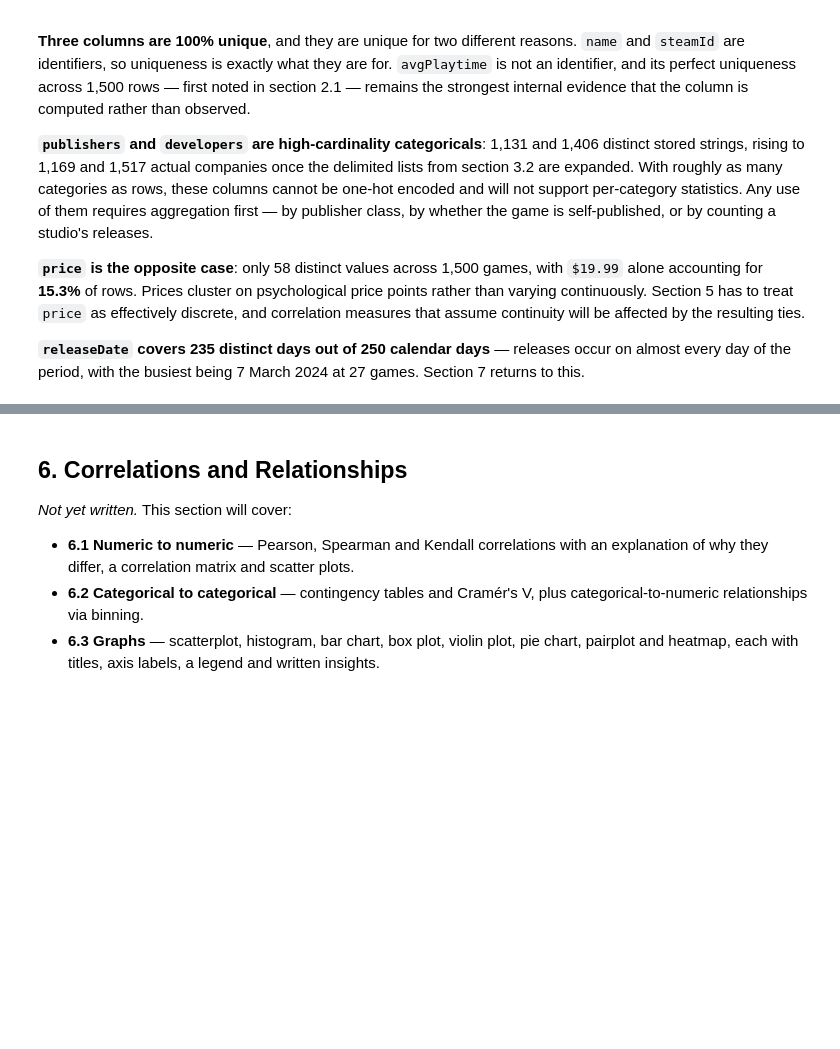
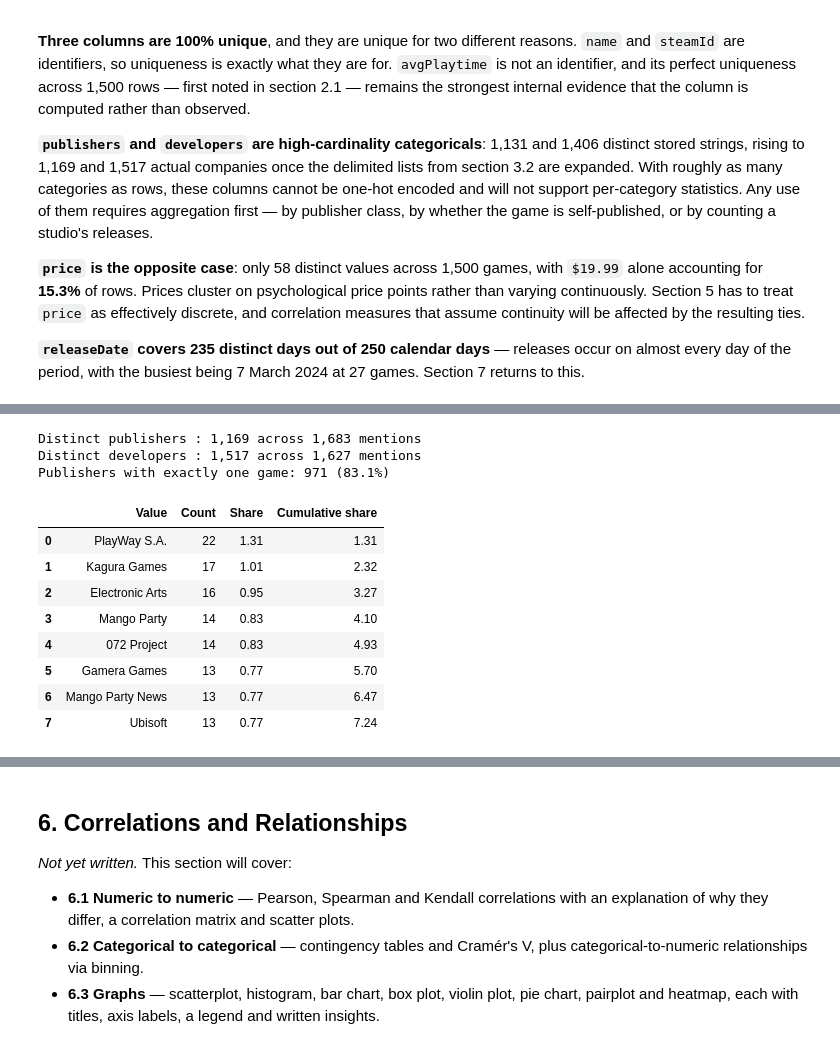
Before and after one commit to shonmazon/Data_Science, a Jupyter notebook: assignment1-eda/notebooks/steam_2024_eda.ipynb, the cells around one changed output, grey strips where cells are left out. Saved outputs shown, nothing was run; the diff lists cells and outputs as text; code cells hidden in the pictures; blank space fills up the shorter version.

```diff
--- a/assignment1-eda/notebooks/steam_2024_eda.ipynb
+++ b/assignment1-eda/notebooks/steam_2024_eda.ipynb
@@ -854,0 +1024,24 @@ occur on almost every day of the period, with the busiest being 7 March 2024 at
+# %%
+publisher_mentions = expand_entity_column(games, "publishers")
+developer_mentions = expand_entity_column(games, "developers")
+
+print(f"Distinct publishers : {publisher_mentions.nunique():,} across {len(publisher_mentions):,} mentions")
+print(f"Distinct developers : {developer_mentions.nunique():,} across {len(developer_mentions):,} mentions")
+print(f"Publishers with exactly one game: {(publisher_mentions.value_counts() == 1).sum():,} "
+      f"({(publisher_mentions.value_counts() == 1).mean():.1%})")
+print()
+
+summarise_categorical(publisher_mentions, top_n=8)
+# %% [output]
+Distinct publishers : 1,169 across 1,683 mentions
+Distinct developers : 1,517 across 1,627 mentions
+Publishers with exactly one game: 971 (83.1%)
+|  | Value | Count | Share | Cumulative share |
+| 0 | PlayWay S.A. | 22 | 1.31 | 1.31 |
+| 1 | Kagura Games | 17 | 1.01 | 2.32 |
+| 2 | Electronic Arts | 16 | 0.95 | 3.27 |
+| 3 | Mango Party | 14 | 0.83 | 4.10 |
+| 4 | 072 Project | 14 | 0.83 | 4.93 |
+| 5 | Gamera Games | 13 | 0.77 | 5.70 |
+| 6 | Mango Party News | 13 | 0.77 | 6.47 |
+| 7 | Ubisoft | 13 | 0.77 | 7.24 |
```
Also changed, not shown: parts of 17 cells of this notebook, 2 other files.
